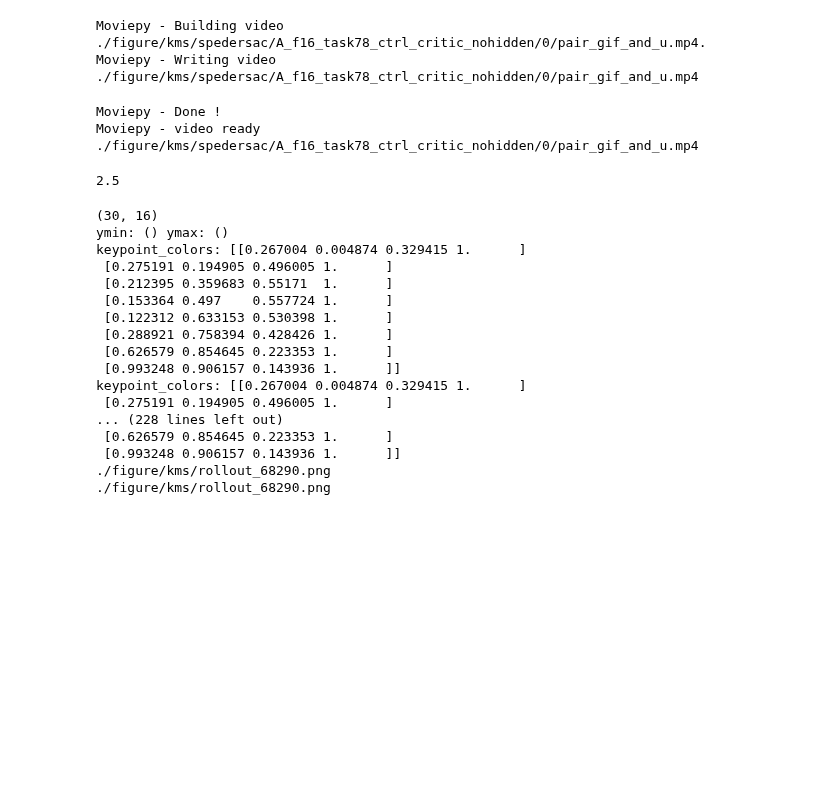
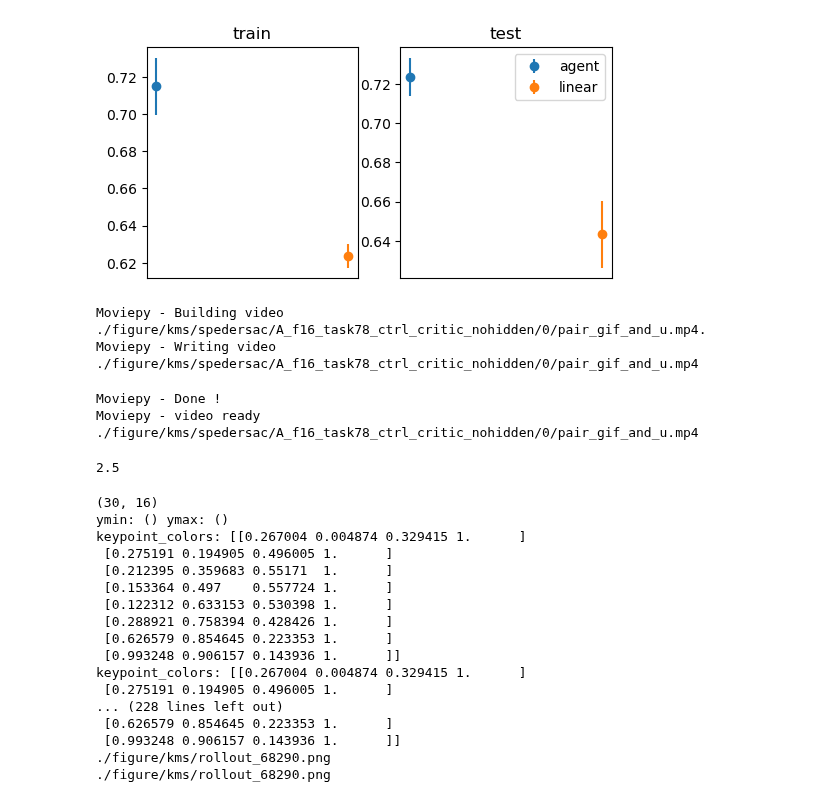
Before and after one commit to G1NO3/Rat7m-SPEDER, a Jupyter notebook: simulation.ipynb, the cells around one changed output. Drawn from its saved outputs; the diff is of its cells as text; code cells hidden in the pictures; blank space fills up the shorter version.

Commit message:
train test split, finetune save

```diff
--- a/simulation.ipynb
+++ b/simulation.ipynb
@@ -39,3 +22,44 @@ ALSA lib pcm.c:2664:(snd_pcm_open_noupdate) Unknown PCM default
+# %%
+auc_all = open('./kms/auc_average_1_grw.txt', 'r')
+auc_all = auc_all.readlines()
+train_auc_agent = []
+train_auc_linear = []
+test_auc_agent = []
+test_auc_linear = []
+for i in range(len(auc_all)):
+    auc_all[i] = auc_all[i].split()
+    # print(auc_all[i])
+    if 'train' in auc_all[i][0]:
+        train_auc_agent.append(float(auc_all[i][1]))
+        # print(auc_all[i][1])
+        train_auc_linear.append(float(auc_all[i][2]))
+        # print(auc_all[i][2])
+
+    if 'test' in auc_all[i][0]:
+        test_auc_agent.append(float(auc_all[i][1]))
+        # print(auc_all[i][1])
+        test_auc_linear.append(float(auc_all[i][2]))
+        # print(auc_all[i][2])
+# print('train_auc_agent:', train_auc_agent)
+# print('train_auc_linear:', train_auc_linear)
+train_auc_agent = np.array(train_auc_agent)
+train_auc_linear = np.array(train_auc_linear)
+test_auc_agent = np.array(test_auc_agent)
+test_auc_linear = np.array(test_auc_linear)
+fig, ax = plt.subplots(1,2, figsize=(6,3))
+ax[0].errorbar(0, train_auc_agent.mean(), yerr=train_auc_agent.std()/math.sqrt(len(train_auc_agent)-1), fmt='o', label='agent')
+ax[0].errorbar(1, train_auc_linear.mean(), yerr=train_auc_linear.std()/math.sqrt(len(train_auc_linear)-1), fmt='o', label='linear')
+ax[1].errorbar(2, test_auc_agent.mean(), yerr=test_auc_agent.std()/math.sqrt(len(test_auc_agent)-1), fmt='o', label='agent')
+ax[1].errorbar(3, test_auc_linear.mean(), yerr=test_auc_linear.std()/ math.sqrt(len(test_auc_linear)-1), fmt='o', label='linear')
+ax[0].set_title('train')
+ax[1].set_title('test')
+ax[0].set_xticks([])
+ax[1].set_xticks([])
+plt.legend()
+plt.savefig('./kms/auc_average_1_grw.png')
+plt.show()
+# %% [output]
+[figure, added]
 # %%
 state_dim = 16
 action_dim = 16
```
Also changed, not shown: parts of 2 cells of this notebook, 4 other files.
